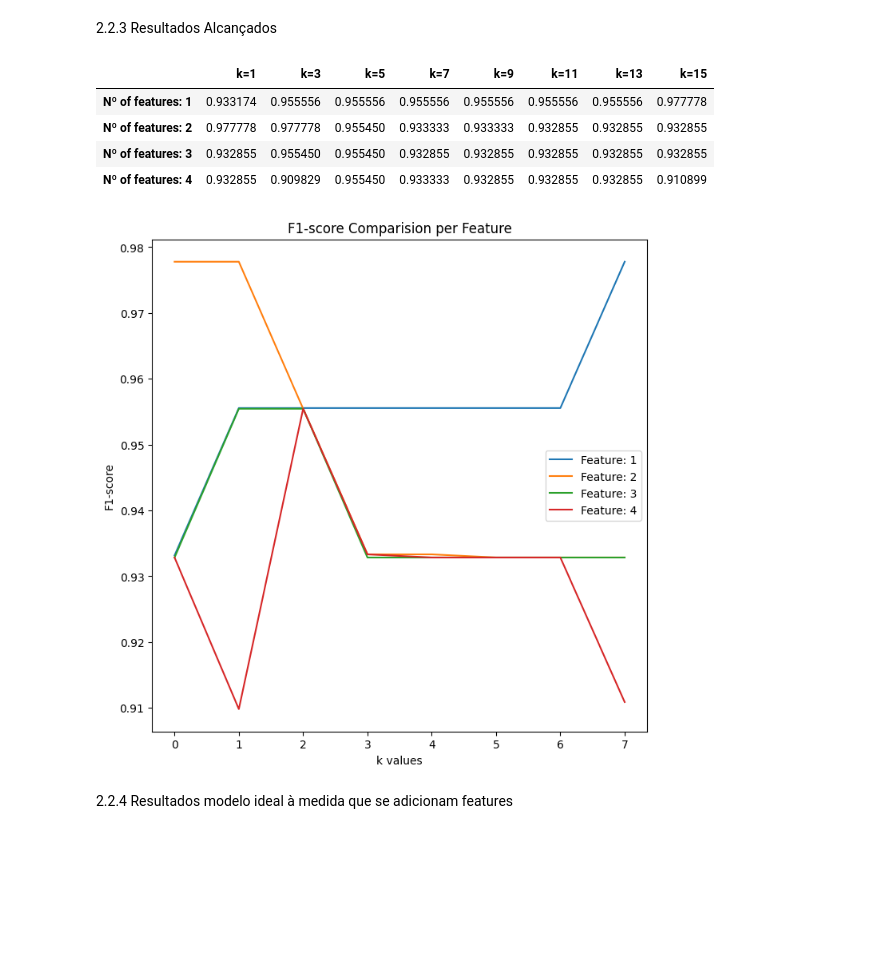
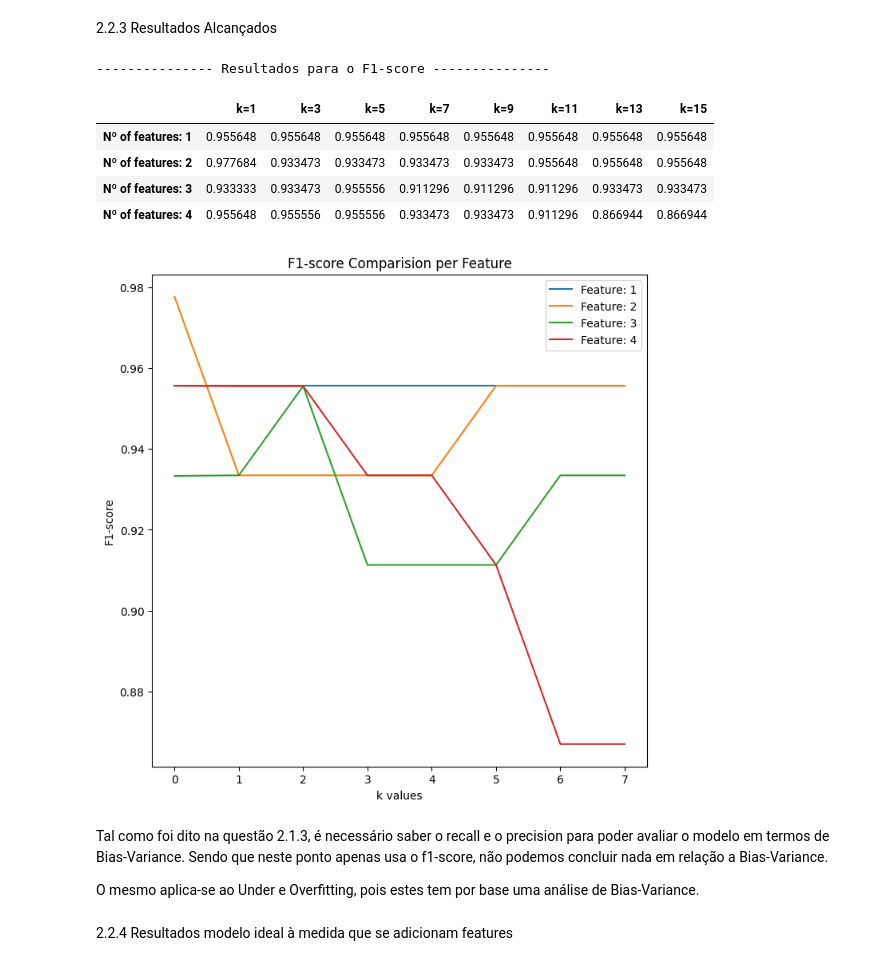
Before and after one commit to cmom2002/TCD, a Jupyter notebook: Part_B/2020245868_2020246886_EA2023.ipynb, the cells around one changed output. Saved outputs shown, nothing was run; the diff lists cells and outputs as text; code cells hidden in the pictures; blank space fills up the shorter version.

```diff
--- a/Part_B/2020245868_2020246886_EA2023.ipynb
+++ b/Part_B/2020245868_2020246886_EA2023.ipynb
@@ -461,12 +463,18 @@ def results(f1, feature):
-# %%
-results(f1_score_1, feat)
-# %% [output]
-|  | k=1 | k=3 | k=5 | k=7 | k=9 | k=11 | k=13 | k=15 |
-| Nº of features: 1 | 0.933174 | 0.955556 | 0.955556 | 0.955556 | 0.955556 | 0.955556 | 0.955556 | 0.977778 |
-| Nº of features: 2 | 0.977778 | 0.977778 | 0.955450 | 0.933333 | 0.933333 | 0.932855 | 0.932855 | 0.932855 |
-| Nº of features: 3 | 0.932855 | 0.955450 | 0.955450 | 0.932855 | 0.932855 | 0.932855 | 0.932855 | 0.932855 |
-| Nº of features: 4 | 0.932855 | 0.909829 | 0.955450 | 0.933333 | 0.932855 | 0.932855 | 0.932855 | 0.910899 |
-[figure, removed]
+# %%
+print("--------------- Resultados para o F1-score ---------------")
+results(f1_score_1, feat, True)
+# %% [output]
+--------------- Resultados para o F1-score ---------------
+|  | k=1 | k=3 | k=5 | k=7 | k=9 | k=11 | k=13 | k=15 |
+| Nº of features: 1 | 0.955648 | 0.955648 | 0.955648 | 0.955648 | 0.955648 | 0.955648 | 0.955648 | 0.955648 |
+| Nº of features: 2 | 0.977684 | 0.933473 | 0.933473 | 0.933473 | 0.933473 | 0.955648 | 0.955648 | 0.955648 |
+| Nº of features: 3 | 0.933333 | 0.933473 | 0.955556 | 0.911296 | 0.911296 | 0.911296 | 0.933473 | 0.933473 |
+| Nº of features: 4 | 0.955648 | 0.955556 | 0.955556 | 0.933473 | 0.933473 | 0.911296 | 0.866944 | 0.866944 |
+[figure, added]
+# %% [markdown]
+Tal como foi dito na questão 2.1.3, é necessário saber o recall e o precision para poder avaliar o modelo em termos de Bias-Variance. Sendo que neste ponto apenas usa o f1-score, não podemos concluir nada em relação a Bias-Variance.
+
+O mesmo aplica-se ao Under e Overfitting, pois estes tem por base uma análise de Bias-Variance.
 # %% [markdown]
 2.2.4 Resultados modelo ideal à medida que se adicionam features
 # %%
```
Also changed, not shown: parts of 30 cells of this notebook.
